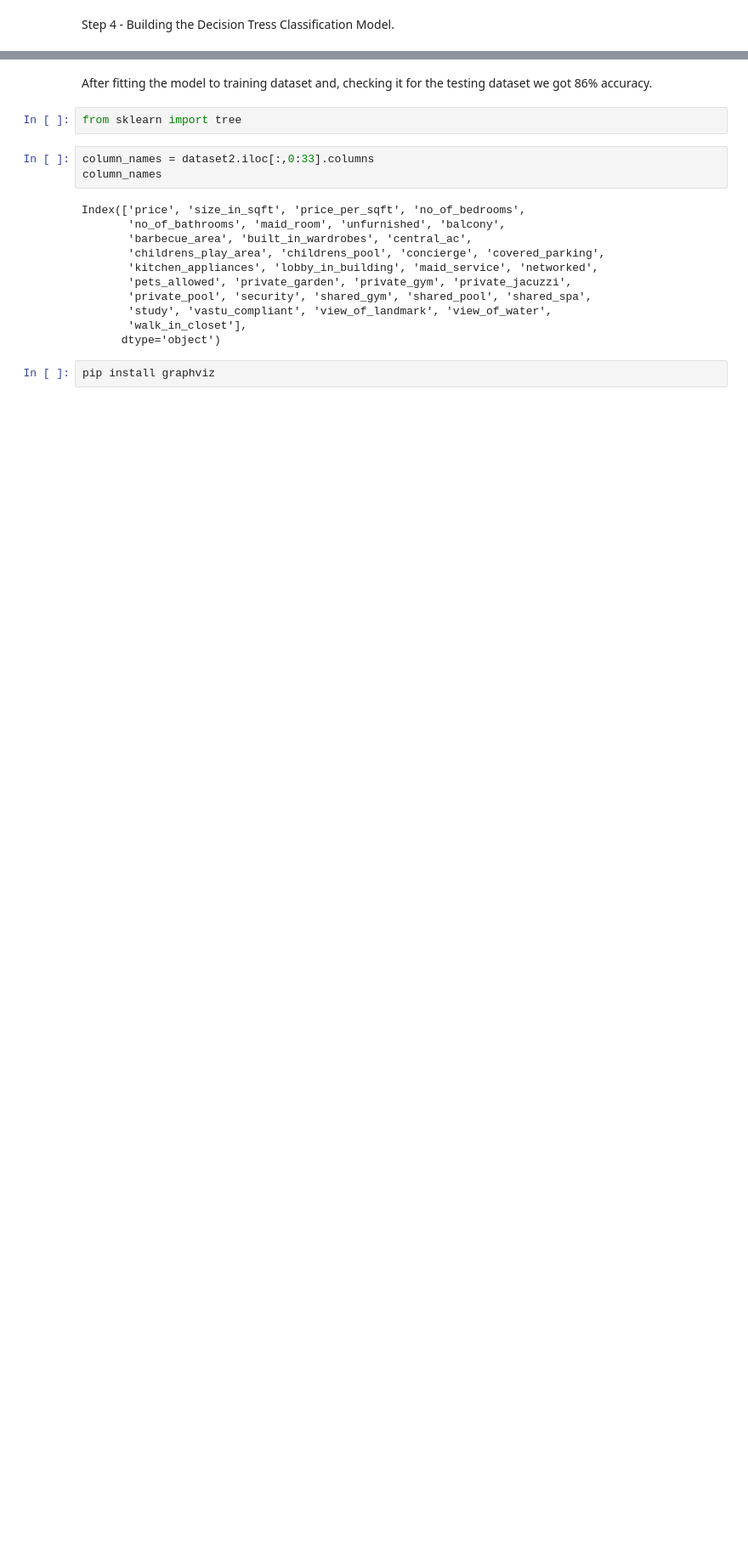
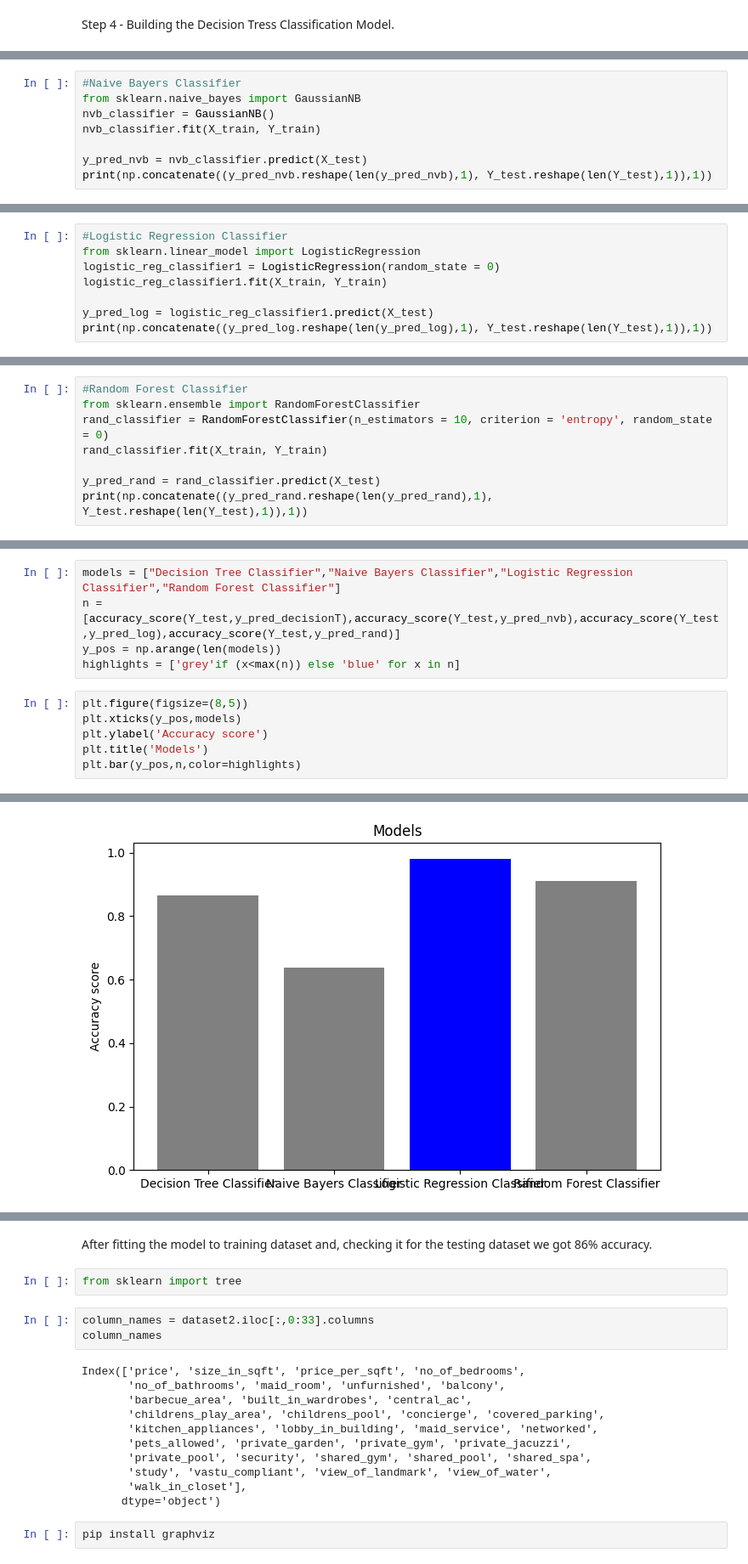
Before and after one commit to anuththara325/DubaiProperty_PricePrediction, a Jupyter notebook: QualityPrediction_DecisionTree_Model.ipynb, the cells around one changed output, grey strips where cells are left out. Shown at 85% size. Cells and saved outputs as stored; diff of their text form; blank space fills up the shorter version.

Commit message:
Trying out classification models

```diff
--- a/QualityPrediction_DecisionTree_Model.ipynb
+++ b/QualityPrediction_DecisionTree_Model.ipynb
@@ -392,0 +447,8 @@ model.score(X_test, Y_test)
+# %%
+#Naive Bayers Classifier
+from sklearn.naive_bayes import GaussianNB
+nvb_classifier = GaussianNB()
+nvb_classifier.fit(X_train, Y_train)
+
+y_pred_nvb = nvb_classifier.predict(X_test)
+print(np.concatenate((y_pred_nvb.reshape(len(y_pred_nvb),1), Y_test.reshape(len(Y_test),1)),1))
@@ -392,0 +473,8 @@ model.score(X_test, Y_test)
+# %%
+#Logistic Regression Classifier
+from sklearn.linear_model import LogisticRegression
+logistic_reg_classifier1 = LogisticRegression(random_state = 0)
+logistic_reg_classifier1.fit(X_train, Y_train)
+
+y_pred_log = logistic_reg_classifier1.predict(X_test)
+print(np.concatenate((y_pred_log.reshape(len(y_pred_log),1), Y_test.reshape(len(Y_test),1)),1))
@@ -392,0 +506,8 @@ model.score(X_test, Y_test)
+# %%
+#Random Forest Classifier
+from sklearn.ensemble import RandomForestClassifier
+rand_classifier = RandomForestClassifier(n_estimators = 10, criterion = 'entropy', random_state = 0)
+rand_classifier.fit(X_train, Y_train)
+
+y_pred_rand = rand_classifier.predict(X_test)
+print(np.concatenate((y_pred_rand.reshape(len(y_pred_rand),1), Y_test.reshape(len(Y_test),1)),1))
@@ -392,0 +545,12 @@ model.score(X_test, Y_test)
+# %%
+models = ["Decision Tree Classifier","Naive Bayers Classifier","Logistic Regression Classifier","Random Forest Classifier"]
+n = [accuracy_score(Y_test,y_pred_decisionT),accuracy_score(Y_test,y_pred_nvb),accuracy_score(Y_test,y_pred_log),accuracy_score(Y_test,y_pred_rand)]
+y_pos = np.arange(len(models))
+highlights = ['grey'if (x<max(n)) else 'blue' for x in n]
+# %%
+plt.figure(figsize=(8,5))
+plt.xticks(y_pos,models)
+plt.ylabel('Accuracy score')
+plt.title('Models')
+plt.bar(y_pos,n,color=highlights)
+# %% [output]
@@ -392,0 +558 @@ model.score(X_test, Y_test)
+[figure, added]
```
Also changed, not shown: parts of 24 cells of this notebook, 3 other files.
